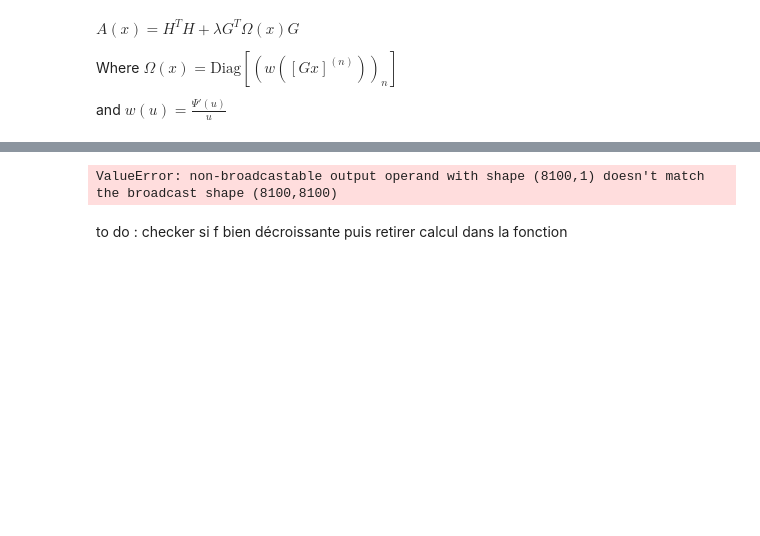
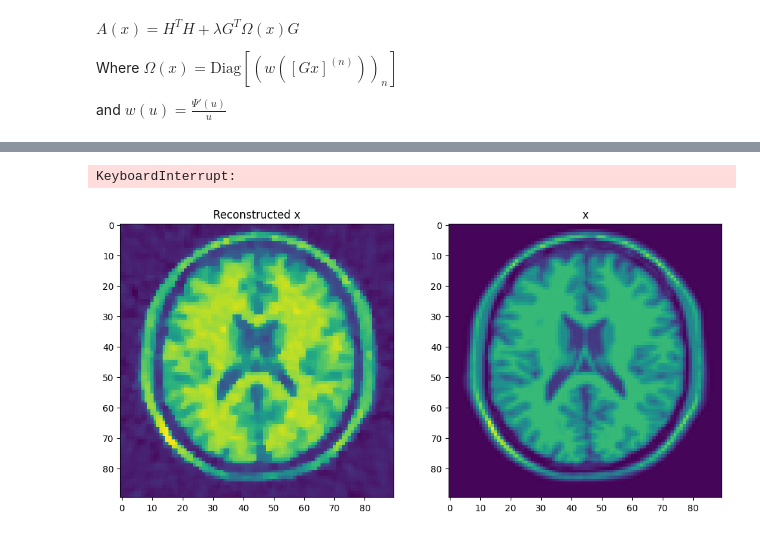
Before and after one commit to matthieuneau/optimization-lab, a Jupyter notebook: cyrielle_tp2.ipynb, the cells around one changed output, grey strips where cells are left out. Cells and saved outputs as stored; diff of their text form; code cells hidden in the pictures; blank space fills up the shorter version.

```diff
--- a/cyrielle_tp2.ipynb
+++ b/cyrielle_tp2.ipynb
@@ -116,5 +107,5 @@ np.float64(18092.773276864813)
 # %%
-x0 = np.zeros((H.shape[1], 1))
+x0 = np.zeros((H_sparse.shape[1], 1))
 print(x0.shape)
 # %% [output]
 (8100, 1)
@@ -144,16 +131,0 @@ Error:
-# %%
-# Visualiser les résultats
-y = H @ x_opt + np.random.normal(0, 1, H.shape[0]).reshape(-1, 1)
-
-x_opt_2d = x.reshape(N, order='F')
-y_opt_2d = y.reshape(M, order='F')
-
-plt.figure(figsize=(6, 6))
-plt.imshow(x_opt_2d)
-plt.title('2D version of x')
-plt.show()
-
-plt.figure(figsize=(6, 6))
-plt.imshow(y_opt_2d)
-plt.colorbar()
-plt.show()
@@ -218,6 +190,4 @@ Error:
 # %%
-x_mm, f_values_mm = MM_algo(x0, max_iter=2)
+x_mm = MM_algo(x0, max_iter=100)
 # %% [output]
-ValueError: non-broadcastable output operand with shape (8100,1) doesn't match the broadcast shape (8100,8100)
+KeyboardInterrupt:
-# %% [markdown]
-to do : checker si f bien décroissante puis retirer calcul dans la fonction
@@ -227,0 +194,12 @@ plt.show()
+# %%
+# Visualiser les résultats
+x_mm_2d = x_mm.reshape(N, order='F')
+
+fig, axes = plt.subplots(1, 2, figsize=(12, 6))
+axes[0].imshow(x_mm_2d)
+axes[0].set_title('Reconstructed x')
+axes[1].imshow(x_2d)
+axes[1].set_title('x')
+plt.show()
+# %% [output]
+[figure, added]
```
Also changed, not shown: parts of 9 cells of this notebook.
